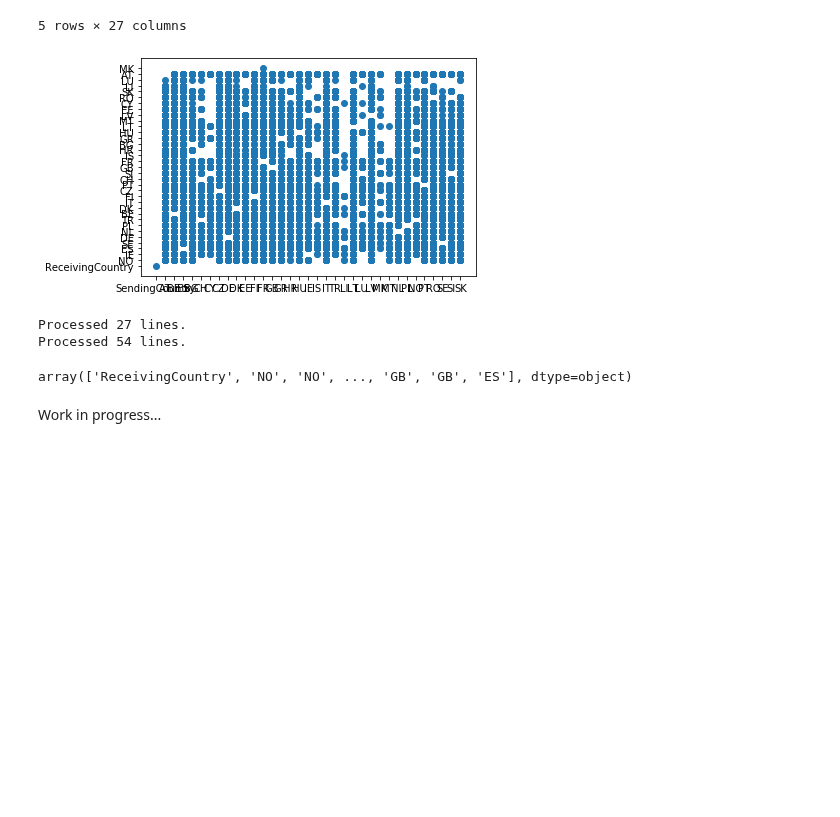
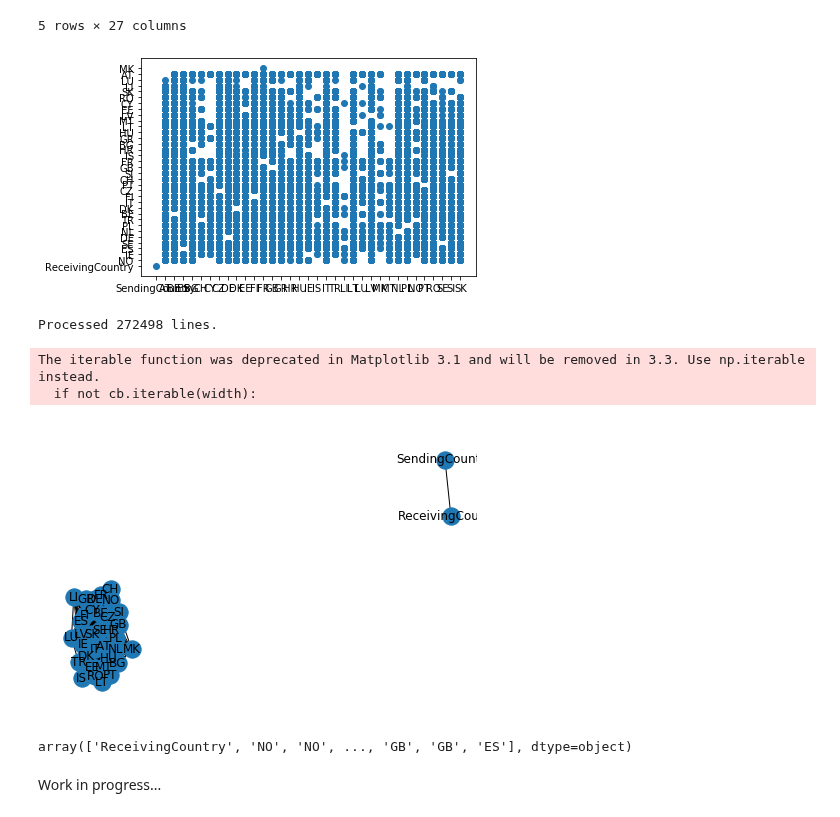
Before and after one commit to Liyubov/mobility_analysis_openhumans, a Jupyter notebook: mobilitydata analyzer.ipynb, the cells around one changed output. Saved outputs shown, nothing was run; the diff lists cells and outputs as text; code cells hidden in the pictures; blank space fills up the shorter version.

```diff
--- a/mobilitydata analyzer.ipynb
+++ b/mobilitydata analyzer.ipynb
@@ -585,50 +648,47 @@ data_erasmus.head()
 # %%
 import networkx as nx
 import csv
 import matplotlib.pyplot as plt
 
 
 # Study how much countries send people to each other
 
 plt.plot(data_erasmus.SendingCountry, data_erasmus.ReceivingCountry, 'o')
 #plt.plot(sample_data.column_a, sample_data.column_c)
 plt.show()
 
 
 # Define network of Erasmus connections
 # nodes in the network are countries
 # links in the travel network are built from data from columns "SendingCountry", "ReceivingCountry"
 
 
 G = nx.Graph() # create an empty graph
 
 
 line_count = 0
-for row in data_erasmus:
-    G.add_node(row[0])#add edge to the graph #print(f'\t{row[0]} works in the {row[1]} department, and was born in {row[2]}.')
+for name, row in data_erasmus.iterrows():
+    # Extract the source and dest airport ids.
+    type(row[4])
+    source = row["SendingCountry"]
+    dest = row["ReceivingCountry"]
+
+    G.add_node(row["SendingCountry"])#add edge to the graph #print(f'\t{row[0]} works in the {row[1]} department, and was born in {row[2]}.')
     line_count += 1
-    G.add_edge(row[0],row[1])
-    G.add_edge(row[1],row[0])
-    #nx.draw(G, with_labels = True)
+    G.add_edge(row["SendingCountry"], row["ReceivingCountry"])
 print(f'Processed {line_count} lines.')
 
-
-
-for row in data_erasmus:
-    G.add_edge(row[0], row[1])#add edge to the graph #print(f'\t{row[0]} works in the {row[1]} department, and was born in {row[2]}.')
-    #find attribute number in array of nodes
-    #plot name of that node
-    line_count += 1
-print(f'Processed {line_count} lines.')
-
-
+nx.draw(G, with_labels = True)
+plt.show()
 
 data_erasmus.SendingCountry.values
 data_erasmus.ReceivingCountry.values
 # %% [output]
 [figure]
-Processed 27 lines.
-Processed 54 lines.
+Processed 272498 lines.
-array(['ReceivingCountry', 'NO', 'NO', ..., 'GB', 'GB', 'ES'], dtype=object)
+The iterable function was deprecated in Matplotlib 3.1 and will be removed in 3.3. Use np.iterable instead.
+  if not cb.iterable(width):
+[figure, added]
+array(['ReceivingCountry', 'NO', 'NO', ..., 'GB', 'GB', 'ES'], dtype=object)
 # %% [markdown]
 Work in progress...
```
Also changed, not shown: parts of 1 cell of this notebook.
